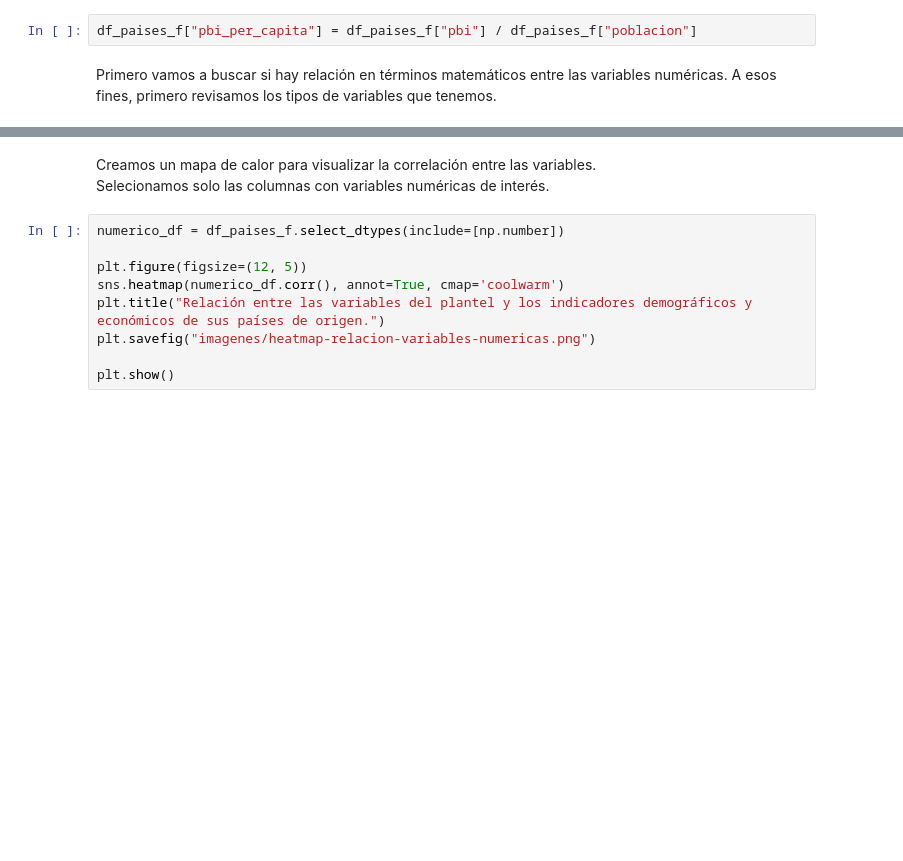
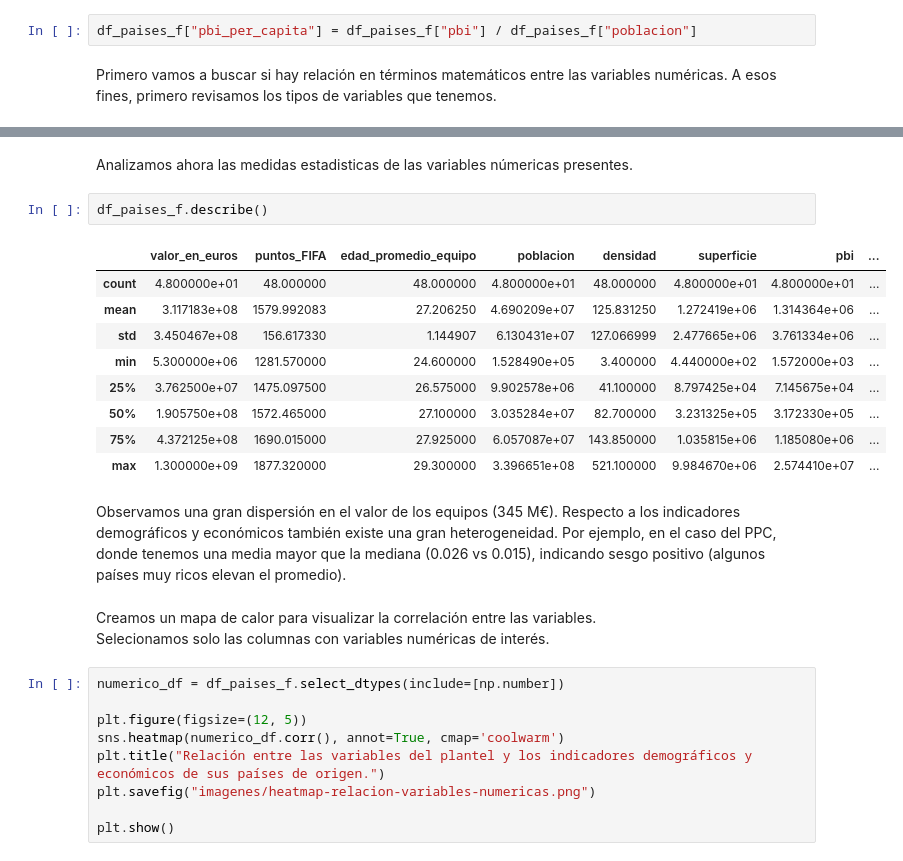
Before and after one commit to gleo1973/tp-laboratorio-mcag-1c2026, a Jupyter notebook: Laboratorio_TP_2026.ipynb, the cells around one changed output, grey strips where cells are left out. Cells and saved outputs as stored; diff of their text form; blank space fills up the shorter version.

```diff
--- a/Laboratorio_TP_2026.ipynb
+++ b/Laboratorio_TP_2026.ipynb
@@ -473,5 +505,21 @@ religion                 object
 pbi_per_capita          float64
 dtype: object
+# %% [markdown]
+Analizamos ahora las medidas estadisticas de las variables númericas presentes.
+# %%
+df_paises_f.describe()
+# %% [output]
+|  | valor_en_euros | puntos_FIFA | edad_promedio_equipo | poblacion | densidad | superficie | pbi | ... |
+| count | 4.800000e+01 | 48.000000 | 48.000000 | 4.800000e+01 | 48.000000 | 4.800000e+01 | 4.800000e+01 | ... |
+| mean | 3.117183e+08 | 1579.992083 | 27.206250 | 4.690209e+07 | 125.831250 | 1.272419e+06 | 1.314364e+06 | ... |
+| std | 3.450467e+08 | 156.617330 | 1.144907 | 6.130431e+07 | 127.066999 | 2.477665e+06 | 3.761334e+06 | ... |
+| min | 5.300000e+06 | 1281.570000 | 24.600000 | 1.528490e+05 | 3.400000 | 4.440000e+02 | 1.572000e+03 | ... |
+| 25% | 3.762500e+07 | 1475.097500 | 26.575000 | 9.902578e+06 | 41.100000 | 8.797425e+04 | 7.145675e+04 | ... |
+| 50% | 1.905750e+08 | 1572.465000 | 27.100000 | 3.035284e+07 | 82.700000 | 3.231325e+05 | 3.172330e+05 | ... |
+| 75% | 4.372125e+08 | 1690.015000 | 27.925000 | 6.057087e+07 | 143.850000 | 1.035815e+06 | 1.185080e+06 | ... |
+| max | 1.300000e+09 | 1877.320000 | 29.300000 | 3.396651e+08 | 521.100000 | 9.984670e+06 | 2.574410e+07 | ... |
+# %% [markdown]
+Observamos una gran dispersión en el valor de los equipos (345 M€). Respecto a los indicadores demográficos y económicos también existe una gran heterogeneidad. Por ejemplo, en el caso del PPC, donde tenemos una media mayor que la mediana (0.026 vs 0.015), indicando sesgo positivo (algunos países muy ricos elevan el promedio).
 # %% [markdown]
 Creamos un mapa de calor para visualizar la correlación entre las variables.
 Selecionamos solo las columnas con variables numéricas de interés.
```
Also changed, not shown: parts of 15 cells of this notebook.
